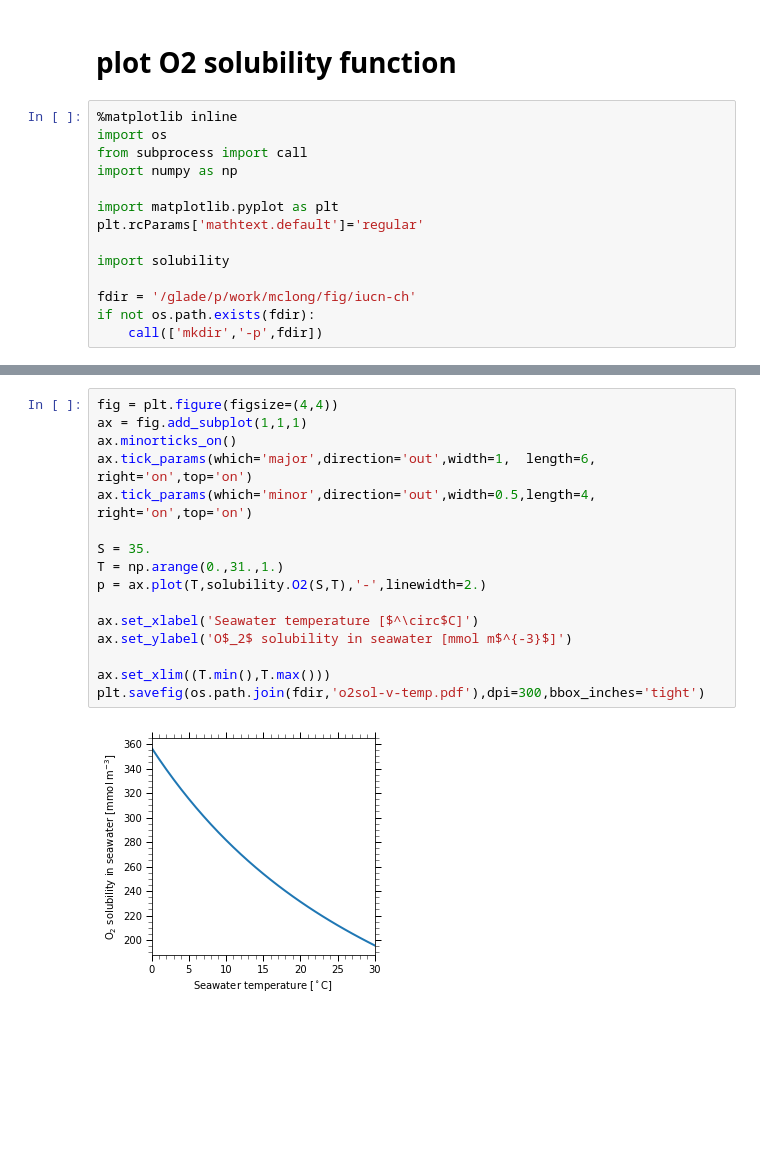
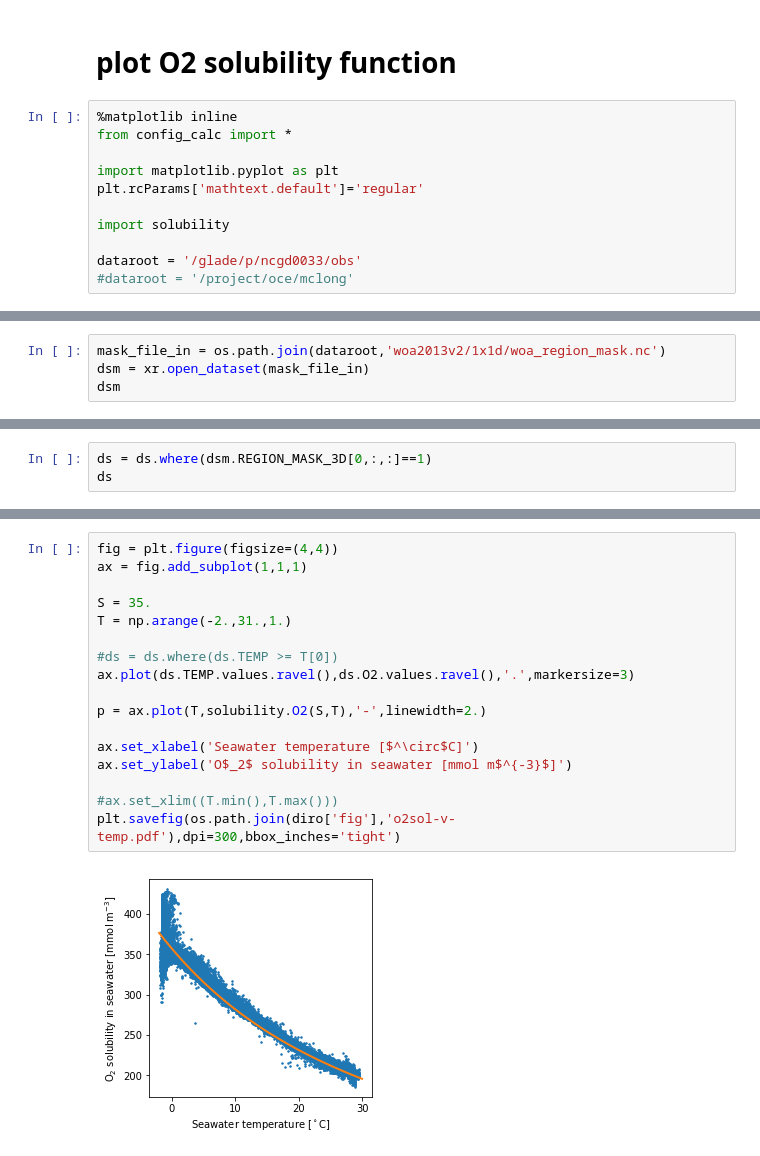
Before and after one commit to matt-long/iucn-deoxygenation-report, a Jupyter notebook: plot_o2_sol.ipynb, the cells around one changed output, grey strips where cells are left out. Cells and saved outputs as stored; diff of their text form; blank space fills up the shorter version.

```diff
--- a/plot_o2_sol.ipynb
+++ b/plot_o2_sol.ipynb
@@ -2,15 +2,12 @@
 # plot O2 solubility function
 # %%
 %matplotlib inline
-import os
-from subprocess import call
-import numpy as np
+from config_calc import *
 
 import matplotlib.pyplot as plt
 plt.rcParams['mathtext.default']='regular'
 
 import solubility
 
-fdir = '/glade/p/work/mclong/fig/iucn-ch'
-if not os.path.exists(fdir):
-    call(['mkdir','-p',fdir])
+dataroot = '/glade/p/ncgd0033/obs'
+#dataroot = '/project/oce/mclong'
@@ -16,0 +64,4 @@ if not os.path.exists(fdir):
+# %%
+mask_file_in = os.path.join(dataroot,'woa2013v2/1x1d/woa_region_mask.nc')
+dsm = xr.open_dataset(mask_file_in)
+dsm
@@ -16,0 +81,3 @@ if not os.path.exists(fdir):
+# %%
+ds = ds.where(dsm.REGION_MASK_3D[0,:,:]==1)
+ds
@@ -17,18 +101,19 @@ if not os.path.exists(fdir):
 # %%
 fig = plt.figure(figsize=(4,4))
 ax = fig.add_subplot(1,1,1)
-ax.minorticks_on()
-ax.tick_params(which='major',direction='out',width=1,  length=6, right='on',top='on')
-ax.tick_params(which='minor',direction='out',width=0.5,length=4, right='on',top='on')
 
 S = 35.
-T = np.arange(0.,31.,1.)
+T = np.arange(-2.,31.,1.)
+
+#ds = ds.where(ds.TEMP >= T[0])
+ax.plot(ds.TEMP.values.ravel(),ds.O2.values.ravel(),'.',markersize=3)
+
 p = ax.plot(T,solubility.O2(S,T),'-',linewidth=2.)
 
 ax.set_xlabel('Seawater temperature [$^\circ$C]')
 ax.set_ylabel('O$_2$ solubility in seawater [mmol m$^{-3}$]')
 
-ax.set_xlim((T.min(),T.max()))
-plt.savefig(os.path.join(fdir,'o2sol-v-temp.pdf'),dpi=300,bbox_inches='tight')
+#ax.set_xlim((T.min(),T.max()))
+plt.savefig(os.path.join(diro['fig'],'o2sol-v-temp.pdf'),dpi=300,bbox_inches='tight')
 # %% [output]
-[figure, old version]
+[figure, new version]
```
Also changed, not shown: parts of 4 cells of this notebook, 19 other files.
